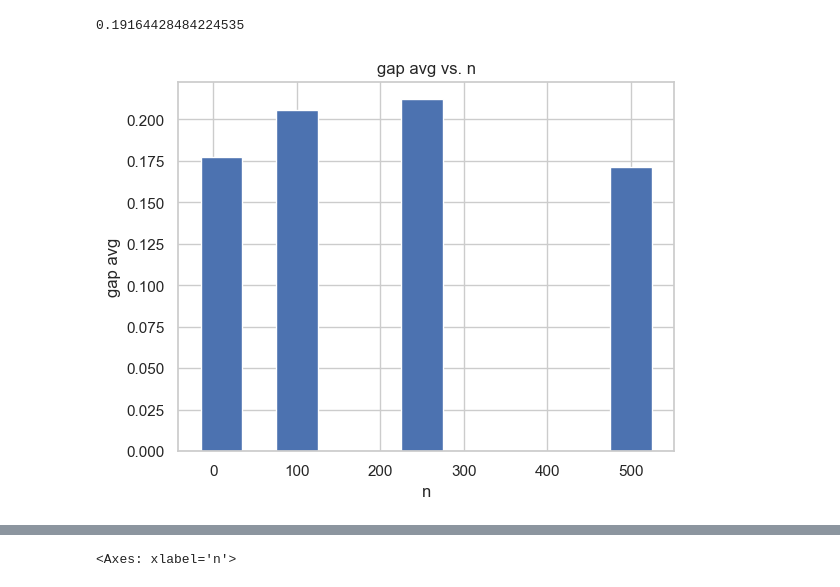
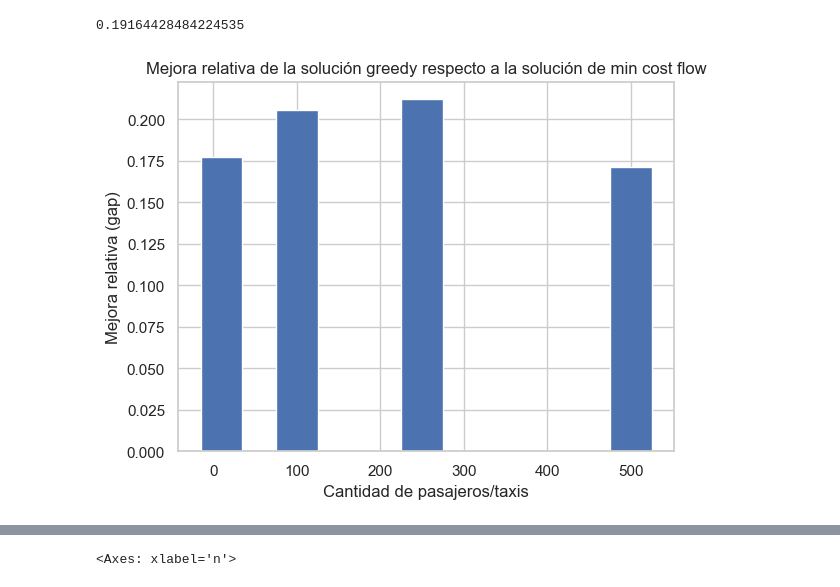
Before and after one commit to Luquish/TP1_TDV, a Jupyter notebook: src/scripts/experimentacion.ipynb, the cells around one changed output, grey strips where cells are left out. Saved outputs shown, nothing was run; the diff lists cells and outputs as text; code cells hidden in the pictures.

```diff
--- a/src/scripts/experimentacion.ipynb
+++ b/src/scripts/experimentacion.ipynb
@@ -125,25 +125,26 @@ avg_gap
 # %%
 # Plot gap avg vs. n
 
 avg_10  = solutions[solutions["n"] == 10]["gap"].mean()
 avg_100 = solutions[solutions["n"] == 100]["gap"].mean()
 avg_250 = solutions[solutions["n"] == 250]["gap"].mean()
 avg_500 = solutions[solutions["n"] == 500]["gap"].mean()
 
 # Plot gap avg vs. n
 # Bar plot
 
 ns = [10, 100, 250, 500]
 avg_gaps = [avg_10, avg_100, avg_250, avg_500]
 
 plt.bar(ns, avg_gaps, width=50)
-plt.xlabel("n")
-plt.ylabel("gap avg")
-plt.title("gap avg vs. n")
+plt.xlabel("Cantidad de pasajeros/taxis")
+plt.ylabel("Mejora relativa (gap)")
+plt.title("Mejora relativa de la solución greedy respecto a la solución de min cost flow")
+
 
 
 plt.savefig("../output/figures/greedy_vs_batching.png")
 
 plt.show()
 # %% [output]
-[figure, old version]
+[figure, new version]
```
Also changed, not shown: parts of 8 cells of this notebook, 15 other files.
